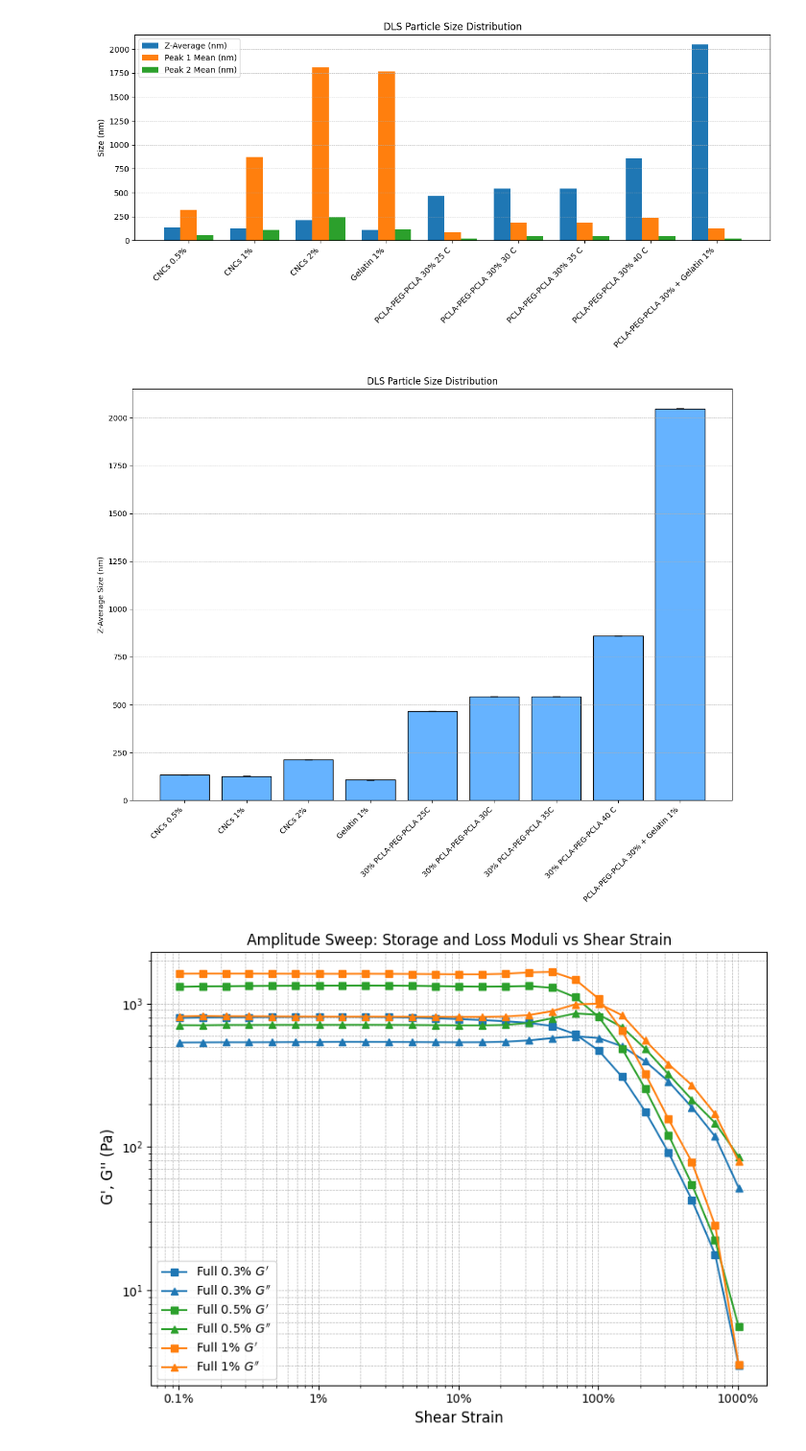
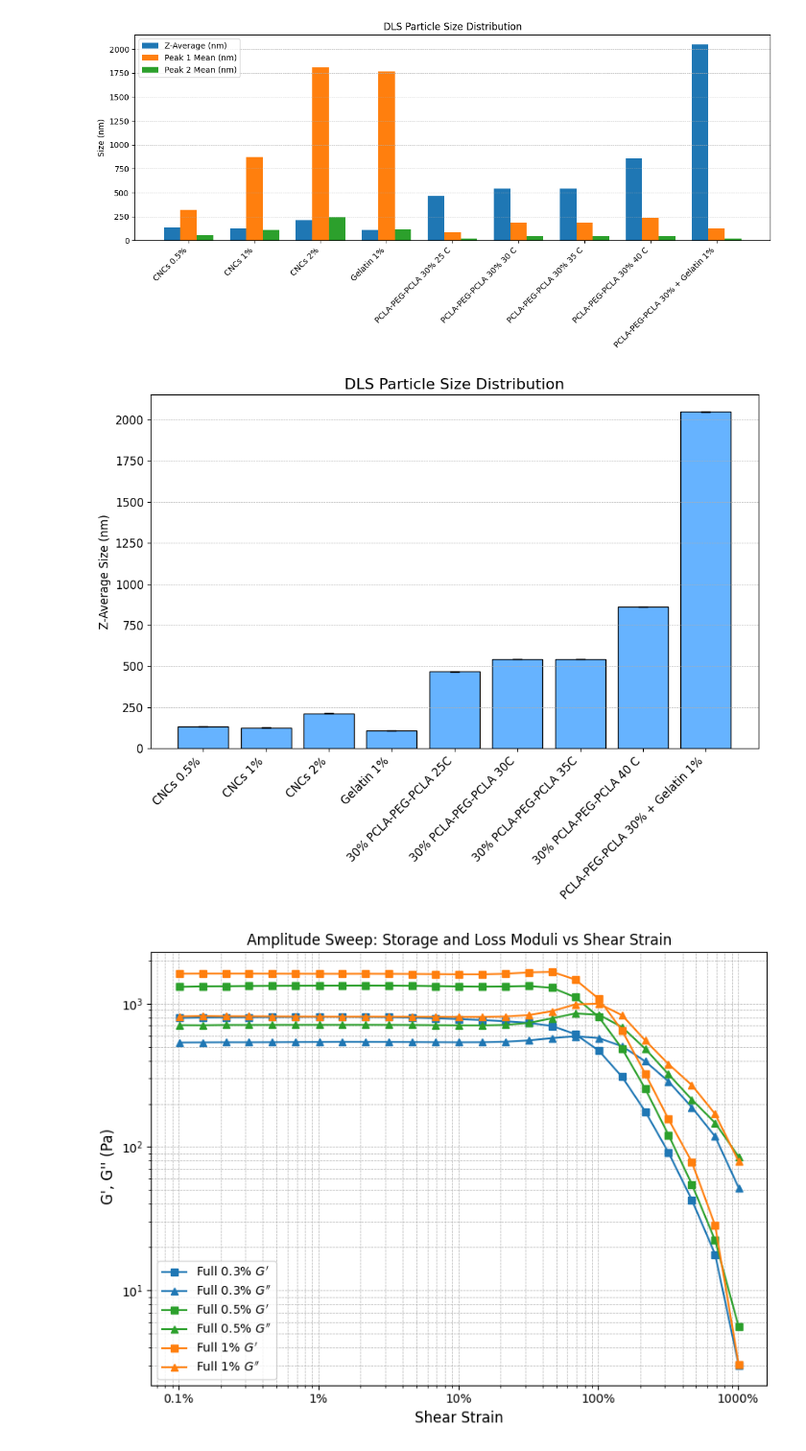
Before and after one commit to KingaKruczek/bachelor-project-code-kk, a Jupyter notebook: Bachelor_Project_Graphs.ipynb, the cells around one changed output. Shown at 96% size. Saved outputs shown, nothing was run; the diff lists cells and outputs as text; code cells hidden in the pictures.

```diff
--- a/Bachelor_Project_Graphs.ipynb
+++ b/Bachelor_Project_Graphs.ipynb
@@ -844,38 +918,47 @@ plt.show()
 # %%
 import matplotlib.pyplot as plt
 
 # Sample names
 samples = [
     "CNCs 0.5%", "CNCs 1%", "CNCs 2%", "Gelatin 1%",
     "30% PCLA-PEG-PCLA 25C", "30% PCLA-PEG-PCLA 30C", "30% PCLA-PEG-PCLA 35C",
     "30% PCLA-PEG-PCLA 40 C", "PCLA-PEG-PCLA 30% + Gelatin 1%"
 ]
 
 # Z-Average (nm)
 sizes = [
     133.531, 127.145, 213.87, 107.997,
     466.829, 543.645, 543.645,
     860.36, 2047.056
 ]
 
 # PI as error bars
 errors = [
     0.594, 1, 1, 1,
     0.486, 0.531, 0.531,
     0.584, 1
 ]
 
 # Plotting
-plt.figure(figsize=(12, 10))
+plt.figure(figsize=(10, 8))
 plt.bar(samples, sizes, yerr=errors, linewidth=1, error_kw=dict(linewidth=1.2), capsize=5, color='#66b3ff', edgecolor='black')
-plt.ylabel('Z-Average Size (nm)')
-plt.xticks(rotation=45, ha='right')
-plt.title('DLS Particle Size Distribution')
+
+# Axis labels and title
+plt.ylabel('Z-Average Size (nm)', fontsize=12)
+plt.title('DLS Particle Size Distribution', fontsize=16)
+
+# X-tick labels
+plt.xticks(rotation=45, ha='right', fontsize=12)
+plt.yticks(fontsize=12)
+
+# Grid
 plt.grid(axis="y", linestyle="--", linewidth=0.5)
+
+# Layout adjustment
 plt.tight_layout()
 plt.show()
 # %% [output]
-[figure, old version]
+[figure, new version]
 # %%
 import matplotlib.pyplot as plt
 import numpy as np
```
Also changed, not shown: parts of 4 cells of this notebook.
